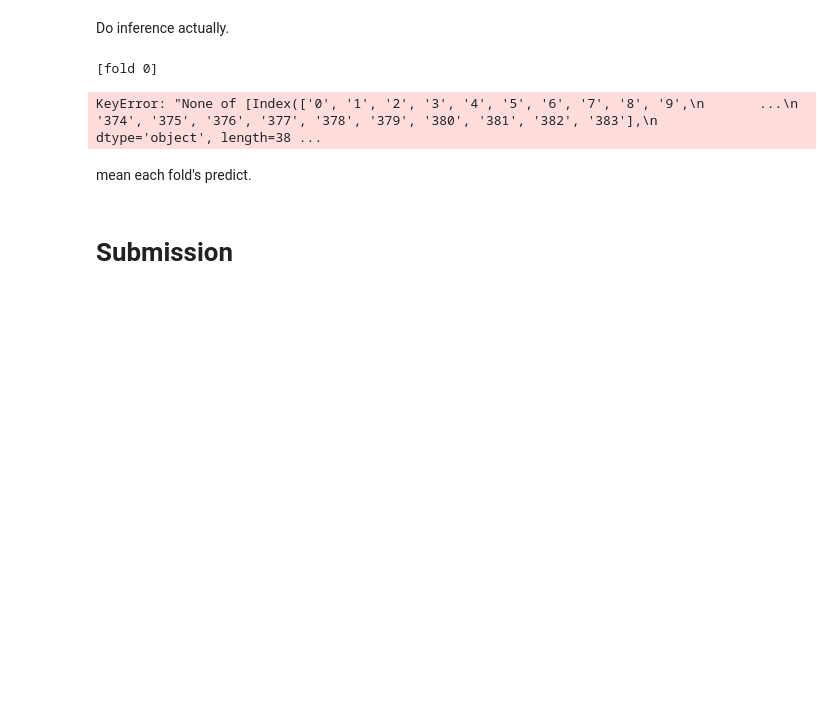
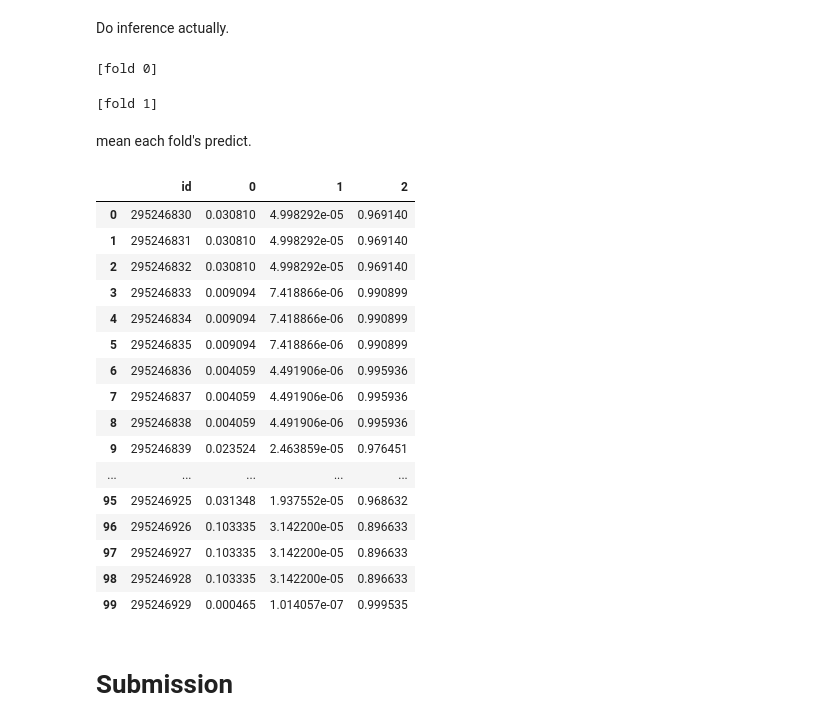
Before and after one commit to yuto-m12/Kaggle_NeurIPS2024, a Jupyter notebook: neurips/models/train_Mamba.ipynb, the cells around one changed output. Saved outputs shown, nothing was run; the diff lists cells and outputs as text; code cells hidden in the pictures; blank space fills up the shorter version.

Commit message:
modified train_Mamba make_data_CLM

```diff
--- a/neurips/models/train_Mamba.ipynb
+++ b/neurips/models/train_Mamba.ipynb
@@ -184,7 +210,8 @@ class MambaModel(nn.Module):
                  d_state=16, # SSM state expansion factor
                  d_conv=4, # Local convolution width
                  expand=2, # Block expansion factor
-                 output = 3 # number of classes (or output number simply)
+                 output = 3, # number of classes (or output number simply)
+                #  is_test=False
                  ):
         super().__init__()
         self.model = Mamba(
@@ -196,7 +223,7 @@ class MambaModel(nn.Module):
         # mamba pass trought input size as is.
         self.output = nn.Linear(dim_model, output)
         self.softmax = nn.Softmax(dim=-1)
-
+        # self.is_test = is_test
 
     def forward(self, x):
         # Add the length dimension if input has only 2 dimensions
@@ -206,7 +233,8 @@ class MambaModel(nn.Module):
         x = self.model(x)
         x = self.output(x)
         x = x.squeeze()
-        # x = self.softmax(x)
+        # if self.is_test:
+            # x = self.softmax(x)
         return x
 # %% [markdown]
 ##### set seeds
@@ -404,14 +409,14 @@ def run_inference_loop(model, loader, device):
             pred_list.append(y.detach().cpu().numpy())
 
     # concatenate to vertical (to df that like long scroll)
-    pred_arr = np.concatenate(pred_list)
+    pred_arr = np.vstack(pred_list)
     del pred_list
     return pred_arr
 # %% [markdown]
 Do inference actually.
 # %%
-def inference(train):
-    test_pred_arr = np.zeros((len(train), CFG.n_classes))
+def inference(test):
+    test_pred_arr = np.zeros((CFG.folds, len(test), CFG.n_classes))
     score_list = []
 
     for fold_id in range(CFG.folds):
@@ -419,28 +424,30 @@ def inference(train):
         device = torch.device(CFG.device)
 
         feature_columns = [str(i) for i in range(384)]
-        test_dataset = EXDataset(test[feature_columns], transform = torch.tensor())
+        test_dataset = EXDataset(test[feature_columns],
+                                 transform = to_tensor,
+                                 is_test = True)
 
-        test_loader = torch.utils.data.DataLoader(test_dataset, batch_size=CFG.batch_size, num_workers=4, shuffle=False, drop_last=False)
+        # test_loader = torch.utils.data.DataLoader(test_dataset, batch_size=CFG.batch_size, num_workers=4, shuffle=False, drop_last=False)
+        test_loader = torch.utils.data.DataLoader(test_dataset, batch_size=32, num_workers=4, shuffle=False, drop_last=False)
 
         # get model
         model_path = f"./best_model_fold{fold_id}.pth"
-        model = MambaModel()
+        model = MambaModel(is_test=True)
         model.load_state_dict(torch.load(model_path, map_location=device))
 
         # inference
         test_pred = run_inference_loop(model, test_loader, device)
         test_pred_arr[fold_id] = test_pred
 
-        del val_idx, val_path_label
-        del model, val_loader
+        del model, test_loader
         torch.cuda.empty_cache()
         gc.collect()
     return test_pred_arr
 
-test_preds_arr = inference(train_clm)
+test_preds_arr = inference(test_clm)
 # %% [output]
 [fold 0]
-KeyError: "None of [Index(['0', '1', '2', '3', '4', '5', '6', '7', '8', '9',\n       ...\n       '374', '375', '376', '377', '378', '379', '380', '381', '382', '383'],\n      dtype='object', length=38 ...
+[fold 1]
 # %% [markdown]
 mean each fold's predict.
@@ -449,3 +454,28 @@ test_pred = test_preds_arr.mean(axis=0)
+# %%
+test_pred = test_preds_arr.mean(axis=0)
+test_pred = pd.DataFrame(test_pred)
+# test_pred = pd.concat([test_clm[['id', 'protein_name']], test_pred], axis=1)
+test_pred = pd.concat([test_clm['id'], test_pred], axis=1)
+# %%
+display(test_pred.head(100))
+# %% [output]
+|  | id | 0 | 1 | 2 |
+| 0 | 295246830 | 0.030810 | 4.998292e-05 | 0.969140 |
+| 1 | 295246831 | 0.030810 | 4.998292e-05 | 0.969140 |
+| 2 | 295246832 | 0.030810 | 4.998292e-05 | 0.969140 |
+| 3 | 295246833 | 0.009094 | 7.418866e-06 | 0.990899 |
+| 4 | 295246834 | 0.009094 | 7.418866e-06 | 0.990899 |
+| 5 | 295246835 | 0.009094 | 7.418866e-06 | 0.990899 |
+| 6 | 295246836 | 0.004059 | 4.491906e-06 | 0.995936 |
+| 7 | 295246837 | 0.004059 | 4.491906e-06 | 0.995936 |
+| 8 | 295246838 | 0.004059 | 4.491906e-06 | 0.995936 |
+| 9 | 295246839 | 0.023524 | 2.463859e-05 | 0.976451 |
+| ... | ... | ... | ... | ... |
+| 95 | 295246925 | 0.031348 | 1.937552e-05 | 0.968632 |
+| 96 | 295246926 | 0.103335 | 3.142200e-05 | 0.896633 |
+| 97 | 295246927 | 0.103335 | 3.142200e-05 | 0.896633 |
+| 98 | 295246928 | 0.103335 | 3.142200e-05 | 0.896633 |
+| 99 | 295246929 | 0.000465 | 1.014057e-07 | 0.999535 |
 # %% [markdown]
 # Submission
 # %%
```
Also changed, not shown: parts of 7 cells of this notebook, 3 other files.
